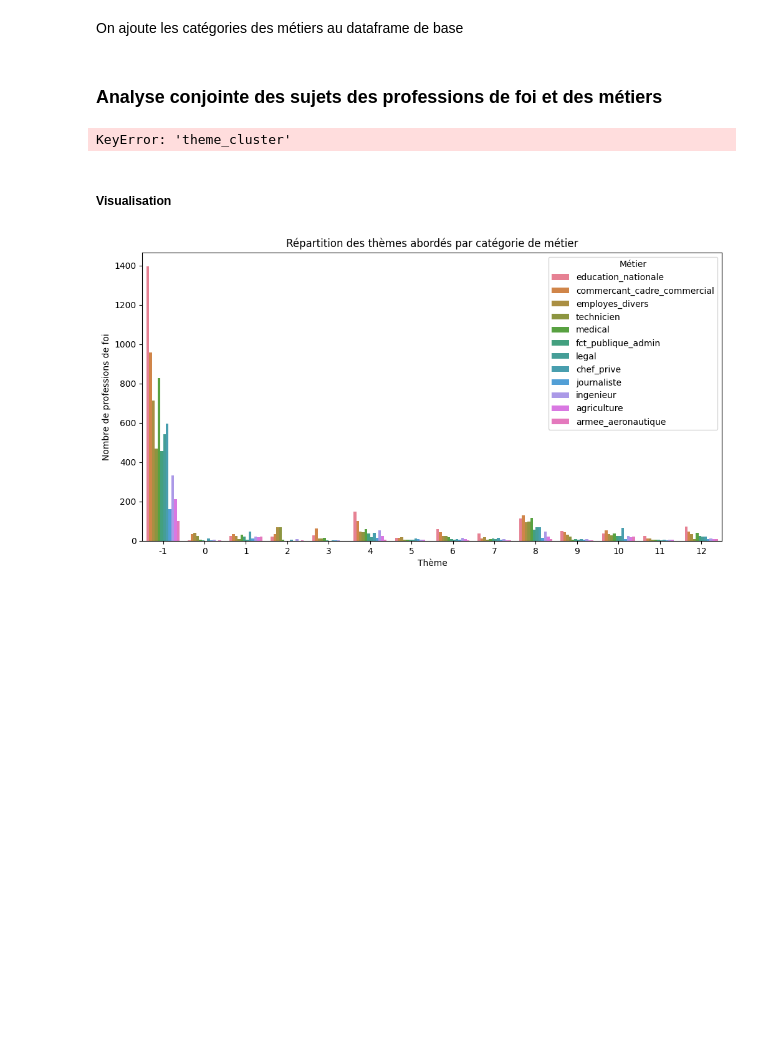
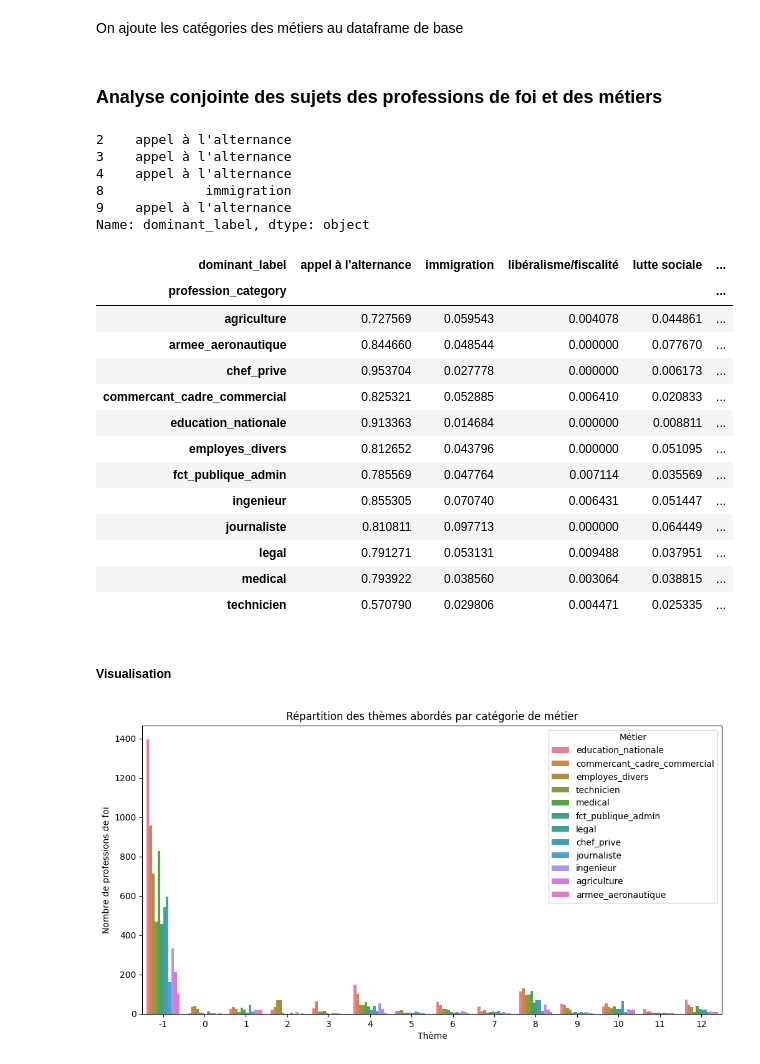
Before and after one commit to CaroLebrun/NLP_3A, a Jupyter notebook: main.ipynb, the cells around one changed output. Saved outputs shown, nothing was run; the diff lists cells and outputs as text; code cells hidden in the pictures; blank space fills up the shorter version.

```diff
--- a/main.ipynb
+++ b/main.ipynb
@@ -905,14 +905,36 @@ df_metier["profession_category"] = (
 )
 # %% [markdown]
 ### Analyse conjointe des sujets des professions de foi et des métiers
+# %%
+df_metier['dominant_label'].head()
+# %% [output]
+2    appel à l'alternance
+3    appel à l'alternance
+4    appel à l'alternance
+8             immigration
+9    appel à l'alternance
+Name: dominant_label, dtype: object
 # %%
 pd.crosstab(
     df_metier["profession_category"],
-    df_metier["theme_cluster"],
+    df_metier["dominant_label"],
     normalize="index"
 )
 # %% [output]
-KeyError: 'theme_cluster'
+| dominant_label | appel à l'alternance | immigration | libéralisme/fiscalité | lutte sociale | ... |
+| profession_category |  |  |  |  | ... |
+| agriculture | 0.727569 | 0.059543 | 0.004078 | 0.044861 | ... |
+| armee_aeronautique | 0.844660 | 0.048544 | 0.000000 | 0.077670 | ... |
+| chef_prive | 0.953704 | 0.027778 | 0.000000 | 0.006173 | ... |
+| commercant_cadre_commercial | 0.825321 | 0.052885 | 0.006410 | 0.020833 | ... |
+| education_nationale | 0.913363 | 0.014684 | 0.000000 | 0.008811 | ... |
+| employes_divers | 0.812652 | 0.043796 | 0.000000 | 0.051095 | ... |
+| fct_publique_admin | 0.785569 | 0.047764 | 0.007114 | 0.035569 | ... |
+| ingenieur | 0.855305 | 0.070740 | 0.006431 | 0.051447 | ... |
+| journaliste | 0.810811 | 0.097713 | 0.000000 | 0.064449 | ... |
+| legal | 0.791271 | 0.053131 | 0.009488 | 0.037951 | ... |
+| medical | 0.793922 | 0.038560 | 0.003064 | 0.038815 | ... |
+| technicien | 0.570790 | 0.029806 | 0.004471 | 0.025335 | ... |
 # %% [markdown]
 ##### Visualisation
 # %%
```
Also changed, not shown: parts of 5 cells of this notebook.
